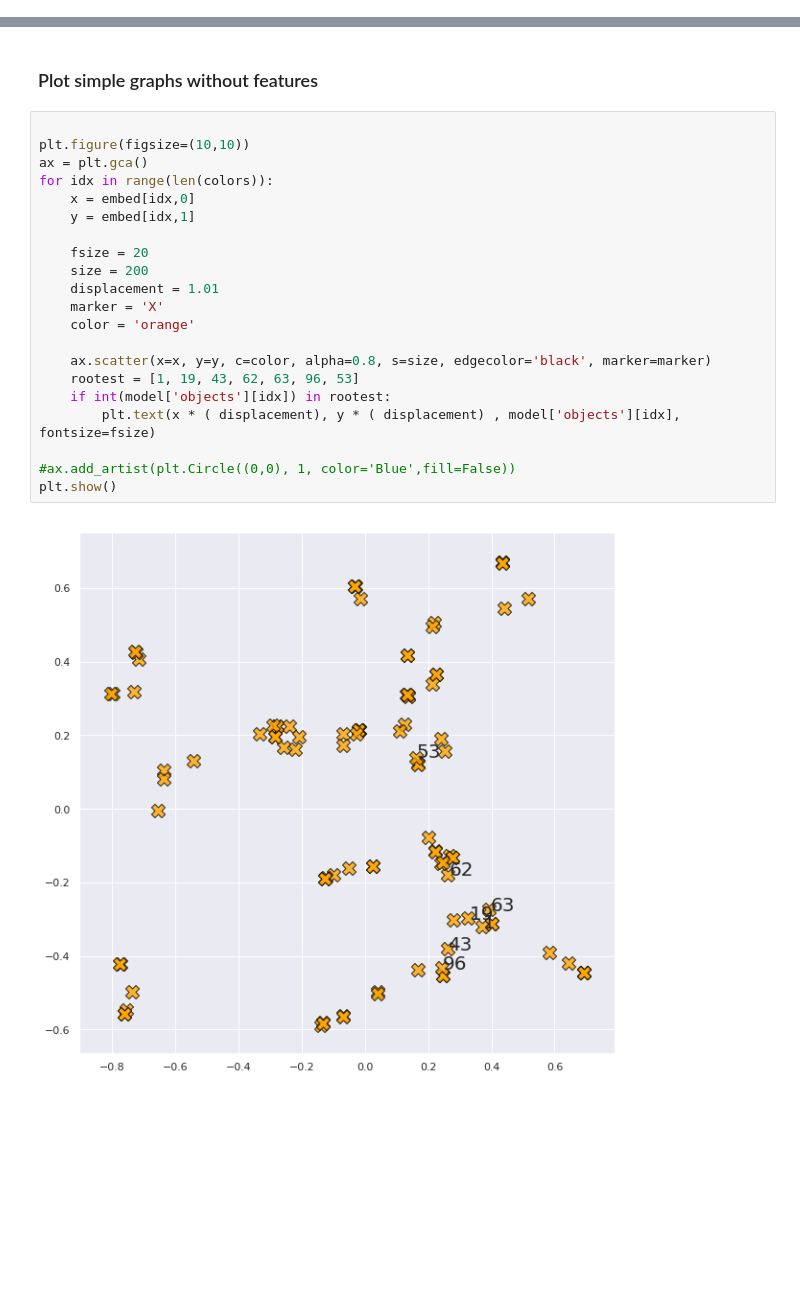
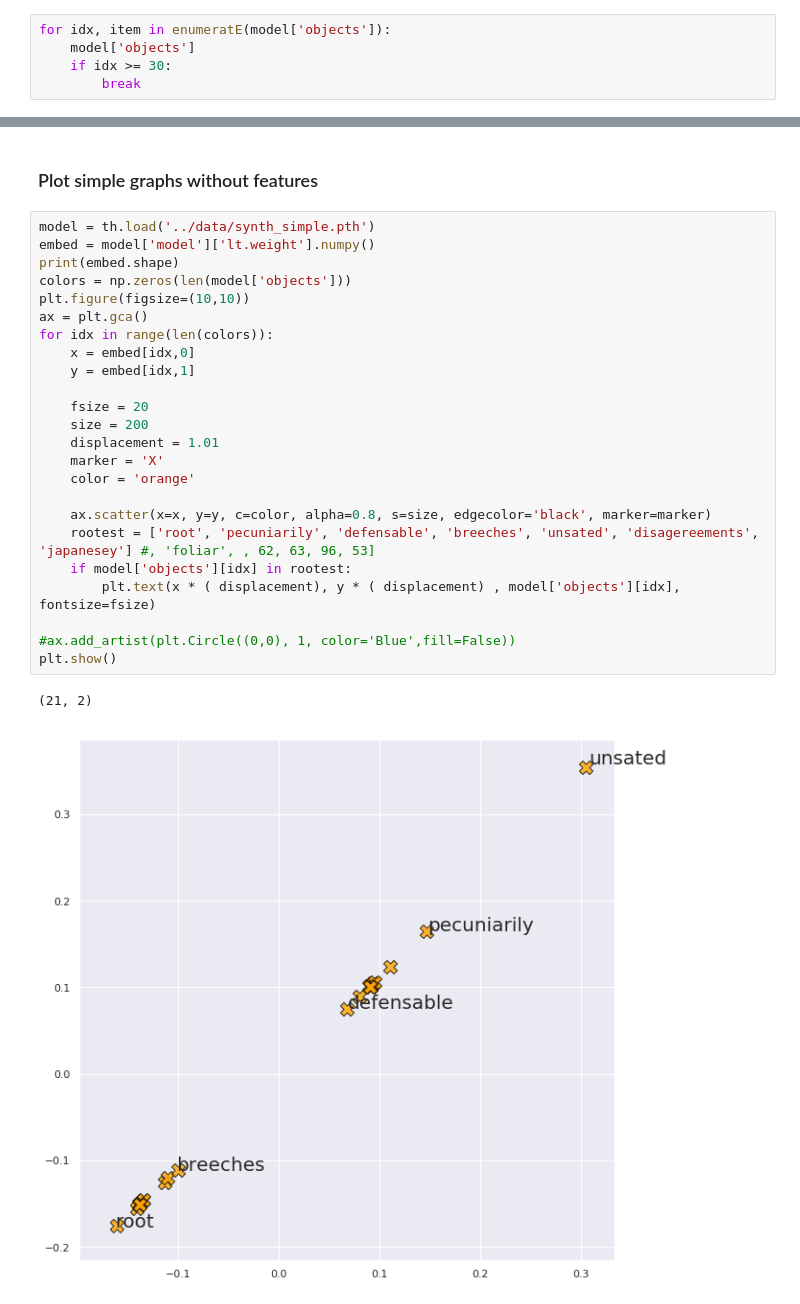
Before and after one commit to gmmarconi/poincare-embeddings, a Jupyter notebook: notebooks/Plot embedding.ipynb, the cells around one changed output, grey strips where cells are left out. Drawn from its saved outputs; the diff is of its cells as text; blank space fills up the shorter version.

```diff
--- a/notebooks/Plot embedding.ipynb
+++ b/notebooks/Plot embedding.ipynb
@@ -44,0 +16,5 @@ TypeError: string indices must be integers
+# %%
+for idx, item in enumeratE(model['objects']):
+    model['objects']
+    if idx >= 30:
+        break
@@ -81,25 +81,29 @@ TypeError: string indices must be integers
 # %% [markdown]
 ### Plot simple graphs without features
 # %%
-
+model = th.load('../data/synth_simple.pth')
+embed = model['model']['lt.weight'].numpy()
+print(embed.shape)
+colors = np.zeros(len(model['objects']))
 plt.figure(figsize=(10,10))
 ax = plt.gca()
 for idx in range(len(colors)):
     x = embed[idx,0]
     y = embed[idx,1]
 
     fsize = 20
     size = 200
     displacement = 1.01
     marker = 'X'
     color = 'orange'
 
     ax.scatter(x=x, y=y, c=color, alpha=0.8, s=size, edgecolor='black', marker=marker)
-    rootest = [1, 19, 43, 62, 63, 96, 53]
-    if int(model['objects'][idx]) in rootest:
+    rootest = ['root', 'pecuniarily', 'defensable', 'breeches', 'unsated', 'disagereements', 'japanesey'] #, 'foliar', , 62, 63, 96, 53]
+    if model['objects'][idx] in rootest:
         plt.text(x * ( displacement), y * ( displacement) , model['objects'][idx], fontsize=fsize)
 
 #ax.add_artist(plt.Circle((0,0), 1, color='Blue',fill=False))
 plt.show()
 # %% [output]
+(21, 2)
-[figure, old version]
+[figure, new version]
```
Also changed, not shown: parts of 5 cells of this notebook, 1 other file.
